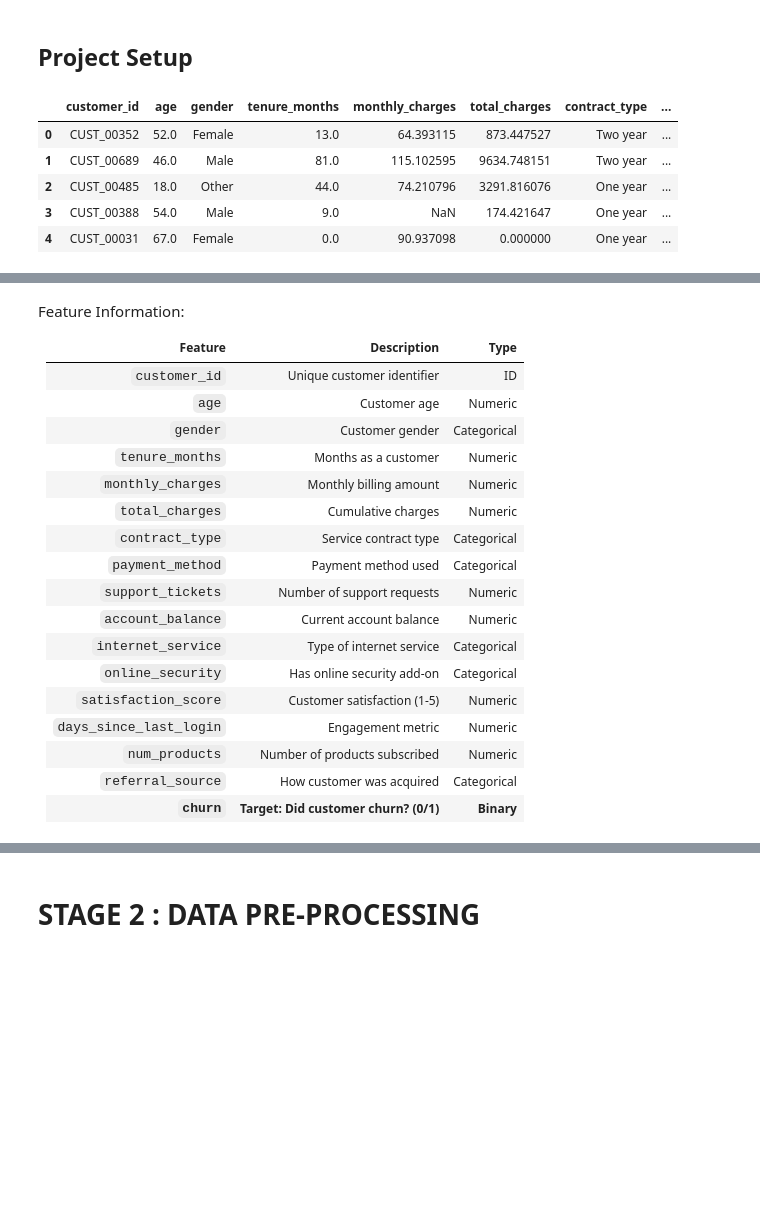
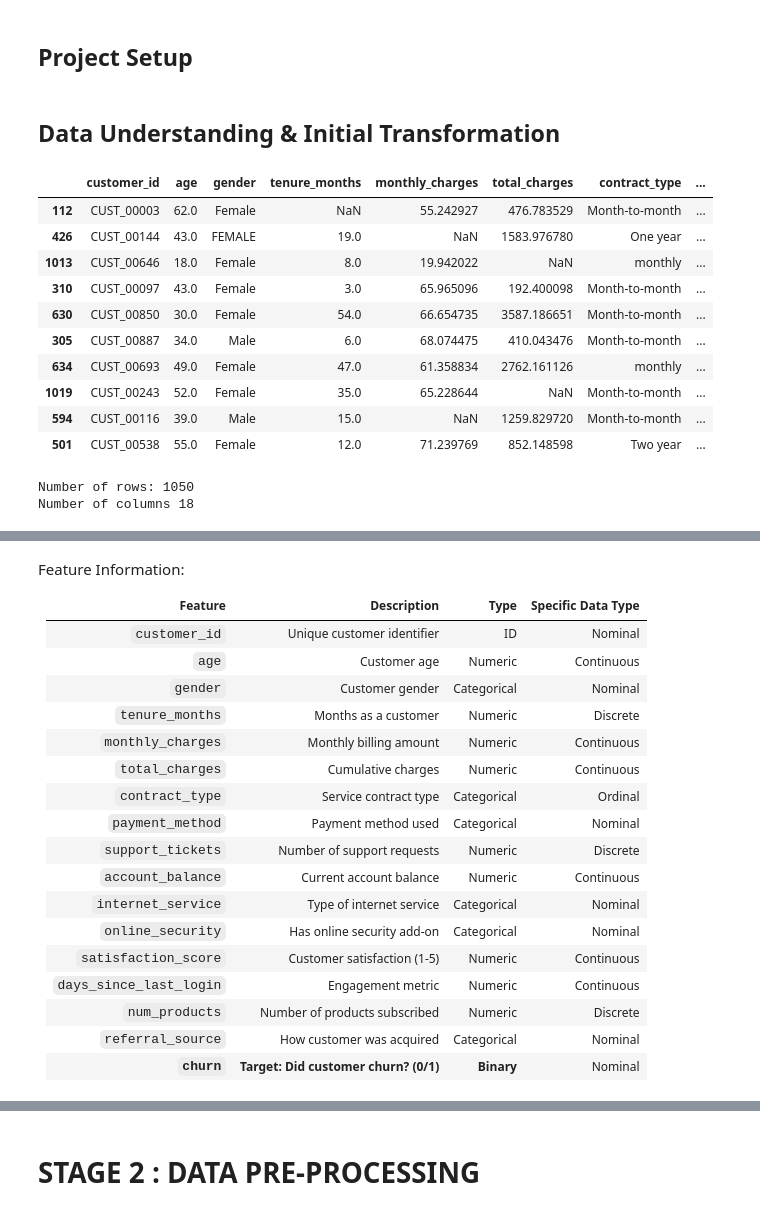
Before and after one commit to mcikalmerdeka/ds-dataprep-utils, a Jupyter notebook: notebooks/classification.ipynb, the cells around one changed output, grey strips where cells are left out. Cells and saved outputs as stored; diff of their text form; code cells hidden in the pictures; blank space fills up the shorter version.

Commit message:
add eda up until normalizing categorical values

```diff
--- a/notebooks/classification.ipynb
+++ b/notebooks/classification.ipynb
@@ -80,22 +80,36 @@ from utils.preprocessing import *
 from utils.visualization import *
 from utils.statistics import *
 from utils.feature_selection import *
+# %% [markdown]
+## Data Understanding & Initial Transformation
 # %%
 # # Read data from local
 # df = pd.read_csv('data/classification_data.csv')
 
 # Read data from github
 df = pd.read_csv('https://raw.githubusercontent.com/mcikalmerdeka/ds-dataprep-utils/refs/heads/main/data/classification_data.csv')
 
 # Preview data
-display(df.head())
+display(df.sample(10))
 # %% [output]
 |  | customer_id | age | gender | tenure_months | monthly_charges | total_charges | contract_type | ... |
-| 0 | CUST_00352 | 52.0 | Female | 13.0 | 64.393115 | 873.447527 | Two year | ... |
-| 1 | CUST_00689 | 46.0 | Male | 81.0 | 115.102595 | 9634.748151 | Two year | ... |
-| 2 | CUST_00485 | 18.0 | Other | 44.0 | 74.210796 | 3291.816076 | One year | ... |
-| 3 | CUST_00388 | 54.0 | Male | 9.0 | NaN | 174.421647 | One year | ... |
-| 4 | CUST_00031 | 67.0 | Female | 0.0 | 90.937098 | 0.000000 | One year | ... |
+| 112 | CUST_00003 | 62.0 | Female | NaN | 55.242927 | 476.783529 | Month-to-month | ... |
+| 426 | CUST_00144 | 43.0 | FEMALE | 19.0 | NaN | 1583.976780 | One year | ... |
+| 1013 | CUST_00646 | 18.0 | Female | 8.0 | 19.942022 | NaN | monthly | ... |
+| 310 | CUST_00097 | 43.0 | Female | 3.0 | 65.965096 | 192.400098 | Month-to-month | ... |
+| 630 | CUST_00850 | 30.0 | Female | 54.0 | 66.654735 | 3587.186651 | Month-to-month | ... |
+| 305 | CUST_00887 | 34.0 | Male | 6.0 | 68.074475 | 410.043476 | Month-to-month | ... |
+| 634 | CUST_00693 | 49.0 | Female | 47.0 | 61.358834 | 2762.161126 | monthly | ... |
+| 1019 | CUST_00243 | 52.0 | Female | 35.0 | 65.228644 | NaN | Month-to-month | ... |
+| 594 | CUST_00116 | 39.0 | Male | 15.0 | NaN | 1259.829720 | Month-to-month | ... |
+| 501 | CUST_00538 | 55.0 | Female | 12.0 | 71.239769 | 852.148598 | Two year | ... |
+# %%
+# Checking shape of dataframe
+print(f'Number of rows: {df.shape[0]}')
+print(f'Number of columns {df.shape[1]}')
+# %% [output]
+Number of rows: 1050
+Number of columns 18
 # %%
 # Check data information
 info_df = check_data_information(df, df.columns.tolist())
@@ -121,25 +135,25 @@ display(info_df)
 # %% [markdown]
 Feature Information:
 
-| Feature                 | Description                           | Type        |
-| ----------------------- | ------------------------------------- | ----------- |
-| `customer_id`           | Unique customer identifier            | ID          |
-| `age`                   | Customer age                          | Numeric     |
-| `gender`                | Customer gender                       | Categorical |
-| `tenure_months`         | Months as a customer                  | Numeric     |
-| `monthly_charges`       | Monthly billing amount                | Numeric     |
-| `total_charges`         | Cumulative charges                    | Numeric     |
-| `contract_type`         | Service contract type                 | Categorical |
-| `payment_method`        | Payment method used                   | Categorical |
-| `support_tickets`       | Number of support requests            | Numeric     |
-| `account_balance`       | Current account balance               | Numeric     |
-| `internet_service`      | Type of internet service              | Categorical |
-| `online_security`       | Has online security add-on            | Categorical |
-| `satisfaction_score`    | Customer satisfaction (1-5)           | Numeric     |
-| `days_since_last_login` | Engagement metric                     | Numeric     |
-| `num_products`          | Number of products subscribed         | Numeric     |
-| `referral_source`       | How customer was acquired             | Categorical |
-| **`churn`**             | **Target: Did customer churn? (0/1)** | **Binary**  |
+| Feature                 | Description                           | Type        | **Specific Data Type** |
+| ----------------------- | ------------------------------------- | ----------- | ---------------------- |
+| `customer_id`           | Unique customer identifier            | ID          | Nominal                 |
+| `age`                   | Customer age                          | Numeric     | Continuous             |
+| `gender`                | Customer gender                       | Categorical | Nominal                |
+| `tenure_months`         | Months as a customer                  | Numeric     | Discrete               |
+| `monthly_charges`       | Monthly billing amount                | Numeric     | Continuous             |
+| `total_charges`         | Cumulative charges                    | Numeric     | Continuous             |
+| `contract_type`         | Service contract type                 | Categorical | Ordinal                |
+| `payment_method`        | Payment method used                   | Categorical | Nominal                |
+| `support_tickets`       | Number of support requests            | Numeric     | Discrete               |
+| `account_balance`       | Current account balance               | Numeric     | Continuous             |
+| `internet_service`      | Type of internet service              | Categorical | Nominal                |
+| `online_security`       | Has online security add-on            | Categorical | Nominal                |
+| `satisfaction_score`    | Customer satisfaction (1-5)           | Numeric     | Continuous             |
+| `days_since_last_login` | Engagement metric                     | Numeric     | Continuous             |
+| `num_products`          | Number of products subscribed         | Numeric     | Discrete               |
+| `referral_source`       | How customer was acquired             | Categorical | Nominal                |
+| **`churn`**             | **Target: Did customer churn? (0/1)** | **Binary**  | Nominal                |
 # %%
 # Group columns by data type
 nums_cols = df.select_dtypes(include=['int64', 'float64']).columns
```
Also changed, not shown: parts of 5 cells of this notebook.
